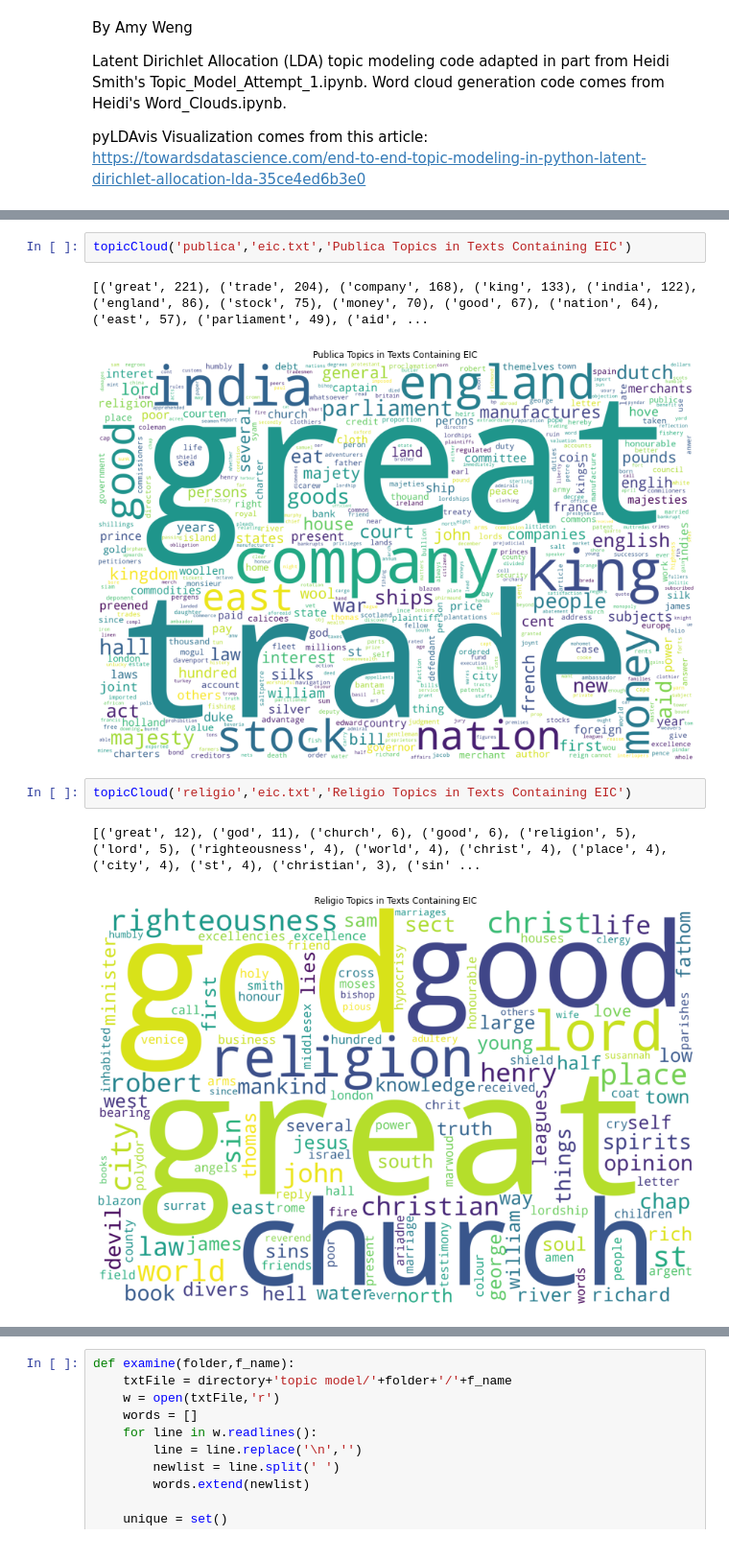
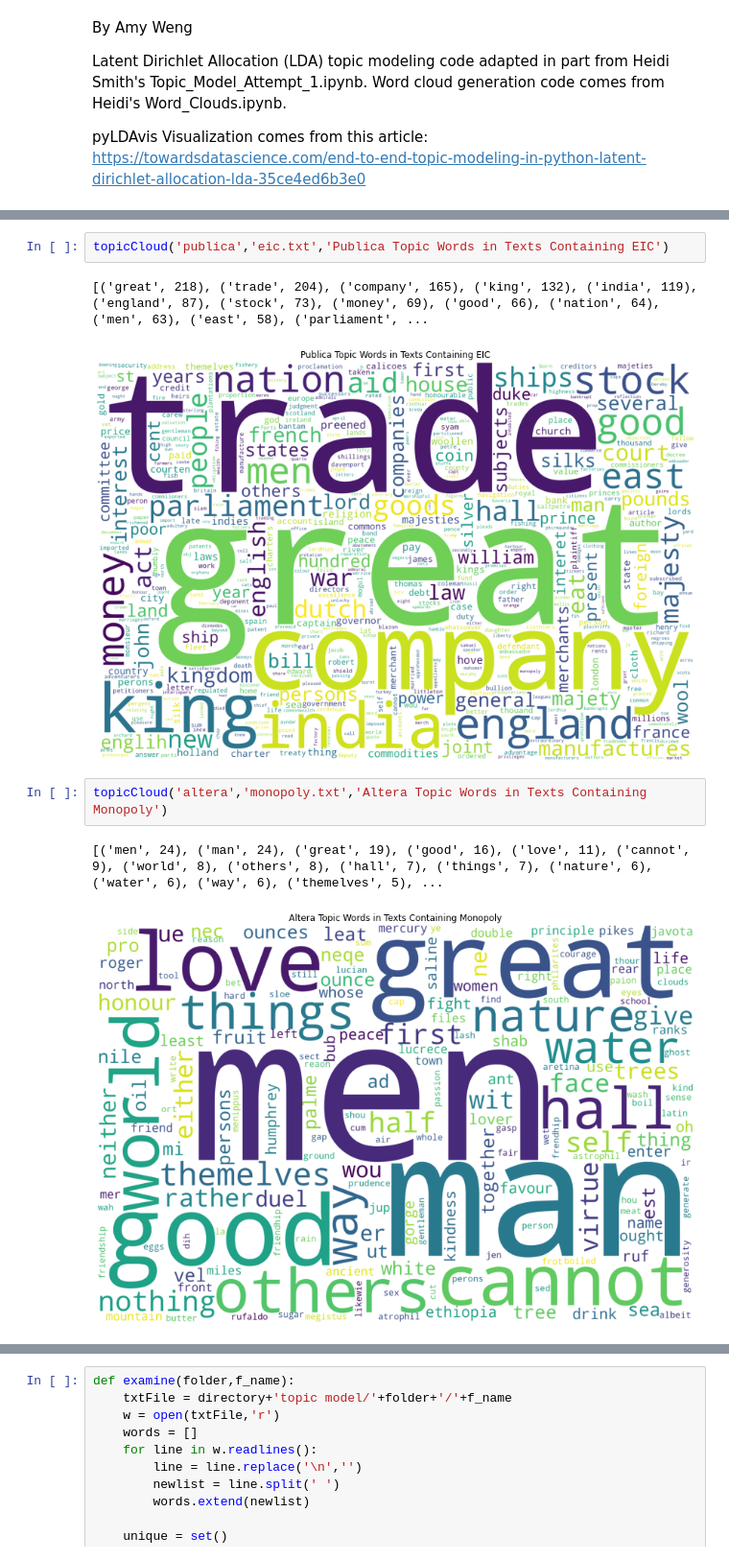
Before and after one commit to hsmith221/ECBC-21-22, a Jupyter notebook: Code_Files/topics.ipynb, the cells around one changed output, grey strips where cells are left out. Shown at 96% size. Drawn from its saved outputs; the diff is of its cells as text.

Commit message:
topic clouds

```diff
--- a/Code_Files/topics.ipynb
+++ b/Code_Files/topics.ipynb
@@ -184,10 +171,10 @@ topicCloud('publica','eic_monopoly.txt','Publica Topics in Texts Containing EIC
 # %%
-topicCloud('publica','eic.txt','Publica Topics in Texts Containing EIC')
+topicCloud('publica','eic.txt','Publica Topic Words in Texts Containing EIC')
 # %% [output]
-[('great', 221), ('trade', 204), ('company', 168), ('king', 133), ('india', 122), ('england', 86), ('stock', 75), ('money', 70), ('good', 67), ('nation', 64), ('east', 57), ('parliament', 49), ('aid', ...
+[('great', 218), ('trade', 204), ('company', 165), ('king', 132), ('india', 119), ('england', 87), ('stock', 73), ('money', 69), ('good', 66), ('nation', 64), ('men', 63), ('east', 58), ('parliament', ...
-[figure, old version]
+[figure, new version]
 # %%
-topicCloud('religio','eic.txt','Religio Topics in Texts Containing EIC')
+topicCloud('altera','monopoly.txt','Altera Topic Words in Texts Containing Monopoly')
 # %% [output]
-[('great', 12), ('god', 11), ('church', 6), ('good', 6), ('religion', 5), ('lord', 5), ('righteousness', 4), ('world', 4), ('christ', 4), ('place', 4), ('city', 4), ('st', 4), ('christian', 3), ('sin' ...
+[('men', 24), ('man', 24), ('great', 19), ('good', 16), ('love', 11), ('cannot', 9), ('world', 8), ('others', 8), ('hall', 7), ('things', 7), ('nature', 6), ('water', 6), ('way', 6), ('themelves', 5), ...
-[figure, old version]
+[figure, new version]
```
Also changed, not shown: parts of 20 cells of this notebook, 9 other files.
